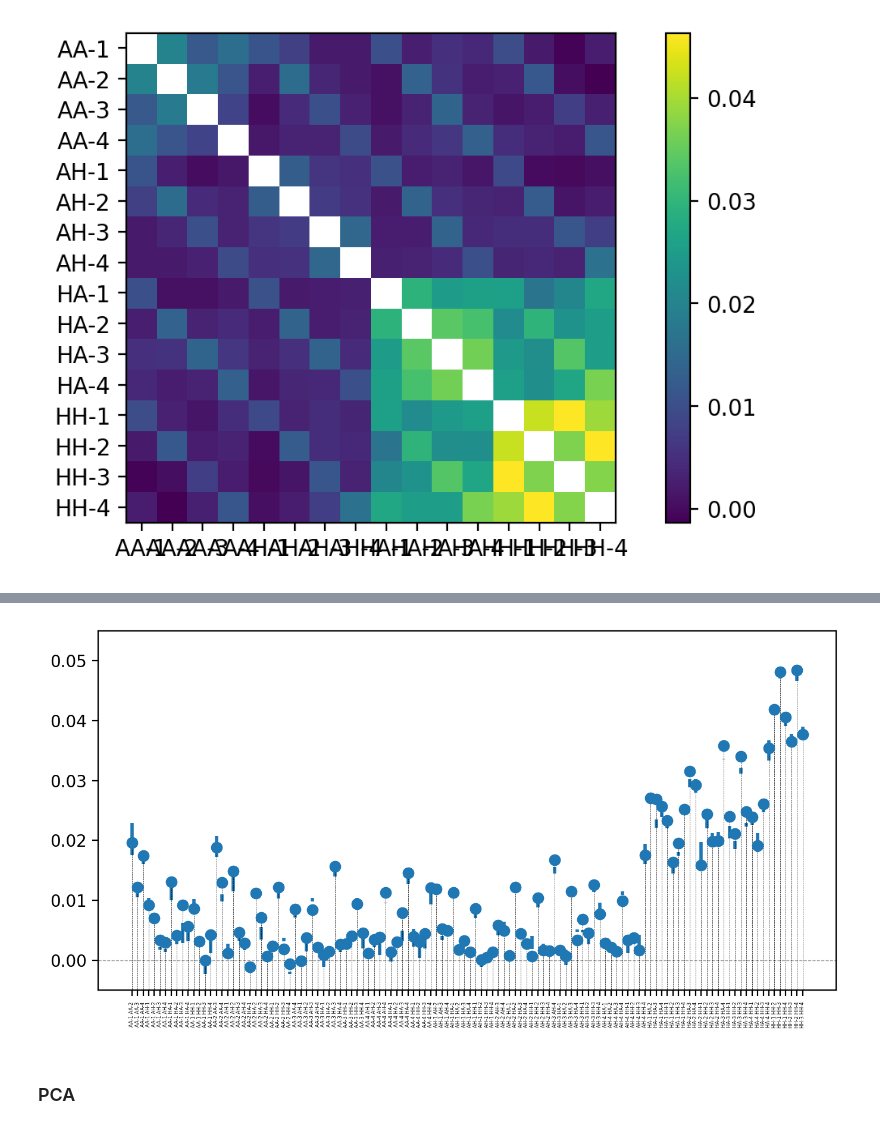
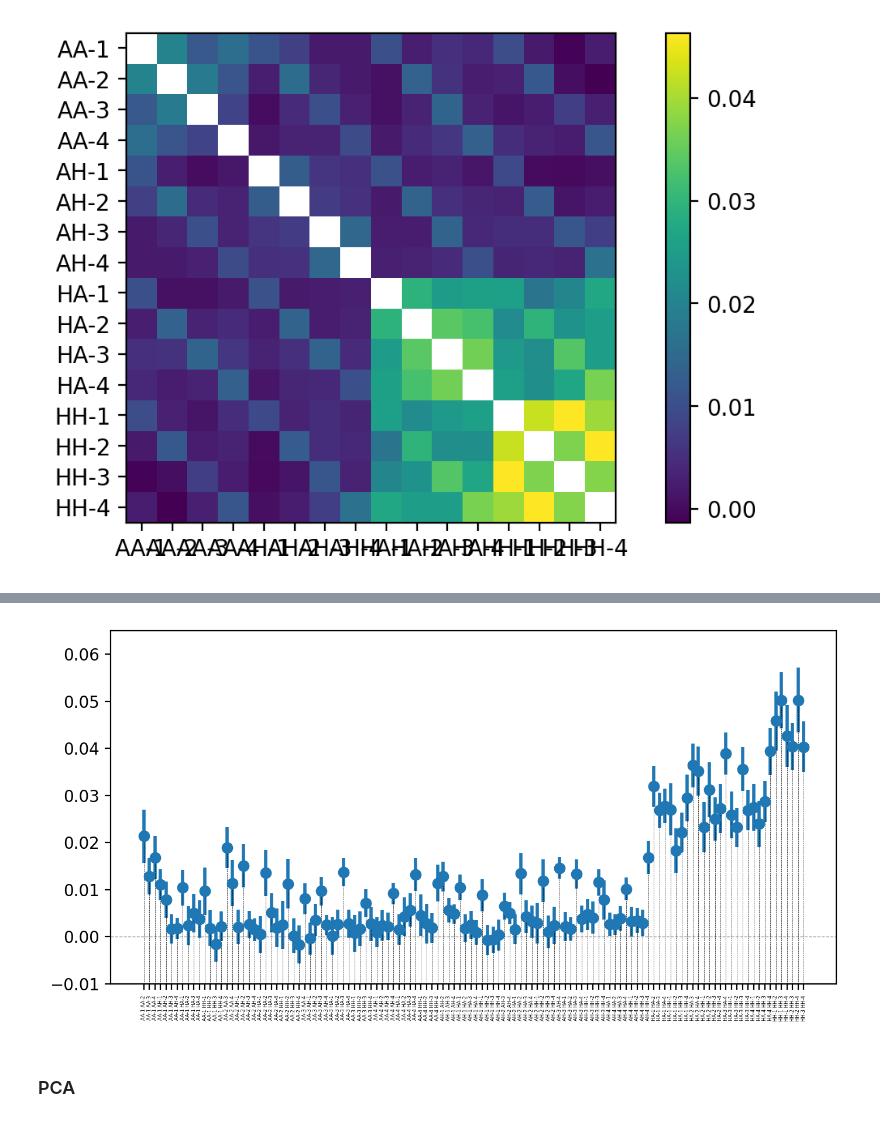
Before and after one commit to rsbrennan/tonsa_25_gen_ER, a Jupyter notebook: tonsa.ipynb, the cells around one changed output, grey strips where cells are left out. Cells and saved outputs as stored; diff of their text form; code cells hidden in the pictures.

Commit message:
following vince bootstrap corrections

```diff
--- a/tonsa.ipynb
+++ b/tonsa.ipynb
@@ -310,3 +283,24 @@ plt.hist(x2.values(), bins=30)
 # %%
 # keep_seqids was a set. need to convert
 keep_seqids=list(keep_seqids)
+# %%
+# need to use CI method "standard" to deal with bias in the bootstrap
+gw_covs_cis = d.bootstrap_cov(B=1000, progress_bar=True, keep_seqids=keep_seqids,
+                              average_replicates=False, use_masked=True, ci_method="standard")
+# %%
+# save values:
+sample_names = ['AA-1', 'AA-2', 'AA-3', 'AA-4', 'AH-1', 'AH-2', 'AH-3', 'AH-4', 'HA-1', 'HA-2', 'HA-3', 'HA-4', 'HH-1', 'HH-2', 'HH-3', 'HH-4' ]
+
+rows, cols = np.triu_indices(gw_covs_cis.shape[1], k=1)
+lower, mean, upper = [gw_covs_cis[i, rows, cols].ravel() for i in np.arange(3)]
+all_labels = [sample_names[i] + " " + sample_names[j] for i, j in zip(rows, cols)]
+lower, upper = mean-lower, upper-mean
+
+output = pd.DataFrame(
+    {'labels': all_labels,
+     'lower': lower,
+     'upper': upper,
+     'mean': mean
+    })
+
+output.to_csv('/users/r/b/rbrennan/tonsa_genomics/analysis/covariance_pairwise.csv', index=False)
@@ -313,3 +311,5 @@ keep_seqids=list(keep_seqids)
 # %%
-gw_covs_cis = d.bootstrap_cov(B=1000, progress_bar=True, keep_seqids=keep_seqids,
-                              average_replicates=False, use_masked=True)
+# get the bootstrap vals
+gw_covs_straps = d.bootstrap_cov(B=1000, progress_bar=True, keep_seqids=keep_seqids,
+                              average_replicates=False, use_masked=True,
+                             return_straps=True)
@@ -324,4 +315,0 @@ array([0.05511741, 0.05465355, 0.06319436])
-# %%
-# try ci method of percentile to see if it fixes CI problem, above.
-gw_covs_cis = d.bootstrap_cov(B=1000, progress_bar=True, keep_seqids=keep_seqids,
-                              average_replicates=False, use_masked=True, ci_method="percentile")
@@ -346,25 +336,28 @@ plt.hist(gw_covs_cis[:,10,15])
 # %%
 
-def rep_cov_plot(cis, labels=''):
+def rep_cov_plot(cis, labels='', filename=''):
     rows, cols = np.triu_indices(cis.shape[1], k=1)
     lower, mean, upper = [cis[i, rows, cols].ravel() for i in np.arange(3)]
     all_labels = [labels[i] + " " + labels[j] for i, j in zip(rows, cols)]
     lower, upper = mean-lower, upper-mean
     bounds = np.stack([lower, upper])
+    plt.figure(figsize=(8,4))
     plt.errorbar(all_labels, mean, yerr=bounds, capsize=0, fmt='o', linewidth=1.5, elinewidth=2)
     plt.axhline(y=0, c='0.6', linewidth=0.5, zorder=-1, linestyle='--')
     plt.xticks(rotation='vertical',fontsize=3)
     markerline, stemline, baseline, = plt.stem(all_labels, mean,linefmt='k--', bottom = -0.01)
     plt.setp(stemline, linewidth = 0.25)
     plt.setp(baseline, 'linewidth', 0)
-    plt.ylim([-0.005, 0.055])
+    plt.ylim([-0.01, 0.065])
+    plt.savefig(filename, bbox_inches='tight')
+
 
 
 sample_names = ['AA-1', 'AA-2', 'AA-3', 'AA-4', 'AH-1', 'AH-2', 'AH-3', 'AH-4', 'HA-1', 'HA-2', 'HA-3', 'HA-4', 'HH-1', 'HH-2', 'HH-3', 'HH-4' ]
 
-rep_cov_plot(gw_covs_cis, sample_names)
+rep_cov_plot(gw_covs_cis, sample_names,"/users/r/b/rbrennan/tonsa_genomics/figures/covariance_pairwise.pdf")
 # %% [output]
-[figure, old version]
+[figure, new version]
 # %%
 # print(gw_covs_cis)
 # %% [markdown]
```
Also changed, not shown: parts of 46 cells of this notebook.
